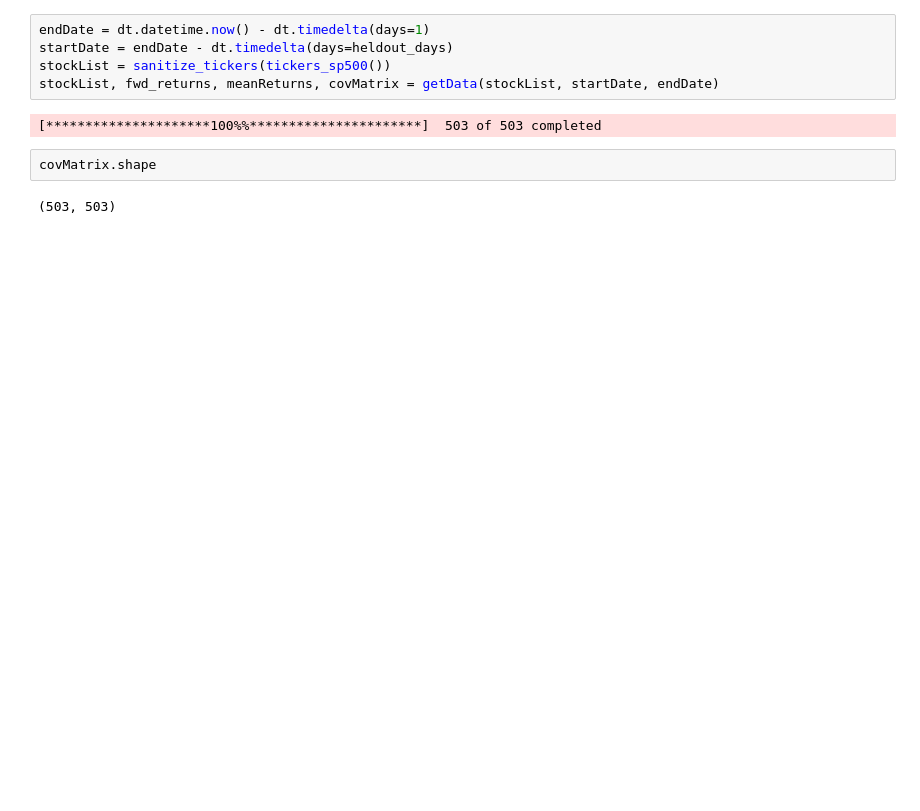
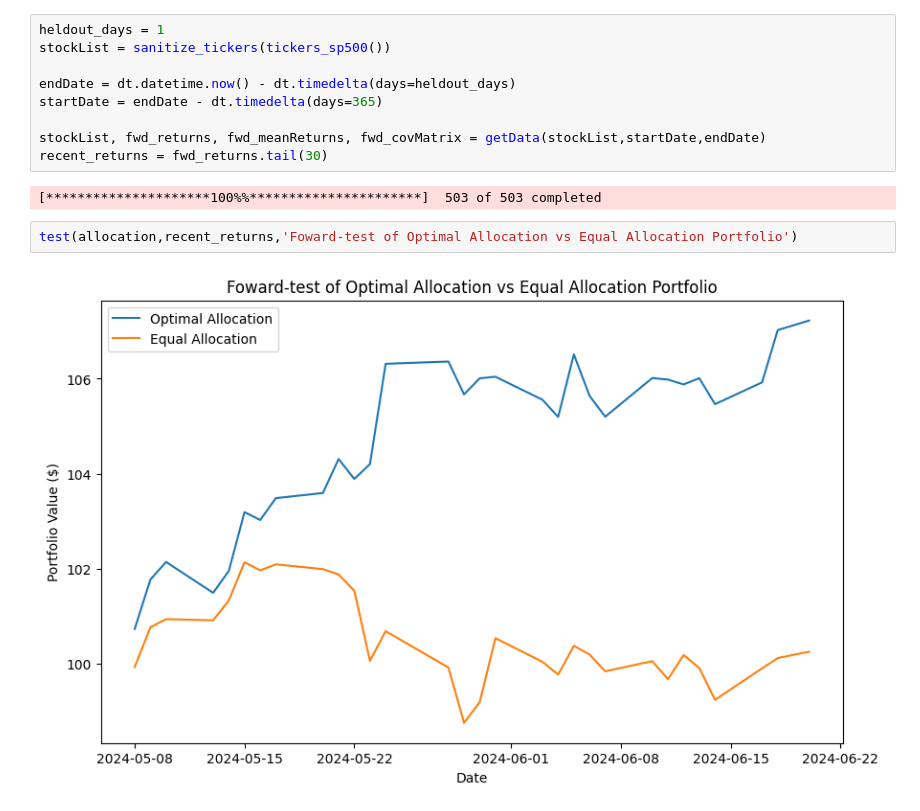
Before and after one commit to stoyhris/markowitz, a Jupyter notebook: markowitz.ipynb, the cells around one changed output. Drawn from its saved outputs; the diff is of its cells as text; blank space fills up the shorter version.

Commit message:
added fwd-test and full-test

```diff
--- a/markowitz.ipynb
+++ b/markowitz.ipynb
@@ -281,14 +281,18 @@ test(allocation,back_returns,'Backtest of Optimal Allocation vs Equal Allocation
 # %% [output]
 [figure]
 # %%
-endDate = dt.datetime.now() - dt.timedelta(days=1)
-startDate = endDate - dt.timedelta(days=heldout_days)
+heldout_days = 1
 stockList = sanitize_tickers(tickers_sp500())
-stockList, fwd_returns, meanReturns, covMatrix = getData(stockList, startDate, endDate)
+
+endDate = dt.datetime.now() - dt.timedelta(days=heldout_days)
+startDate = endDate - dt.timedelta(days=365)
+
+stockList, fwd_returns, fwd_meanReturns, fwd_covMatrix = getData(stockList,startDate,endDate)
+recent_returns = fwd_returns.tail(30)
 # %% [output]
 [*********************100%%**********************]  503 of 503 completed
-# %%
-covMatrix.shape
-# %% [output]
-(503, 503)
+# %%
+test(allocation,recent_returns,'Foward-test of Optimal Allocation vs Equal Allocation Portfolio')
+# %% [output]
+[figure, added]
 # %%
```
Also changed, not shown: parts of 2 cells of this notebook.
